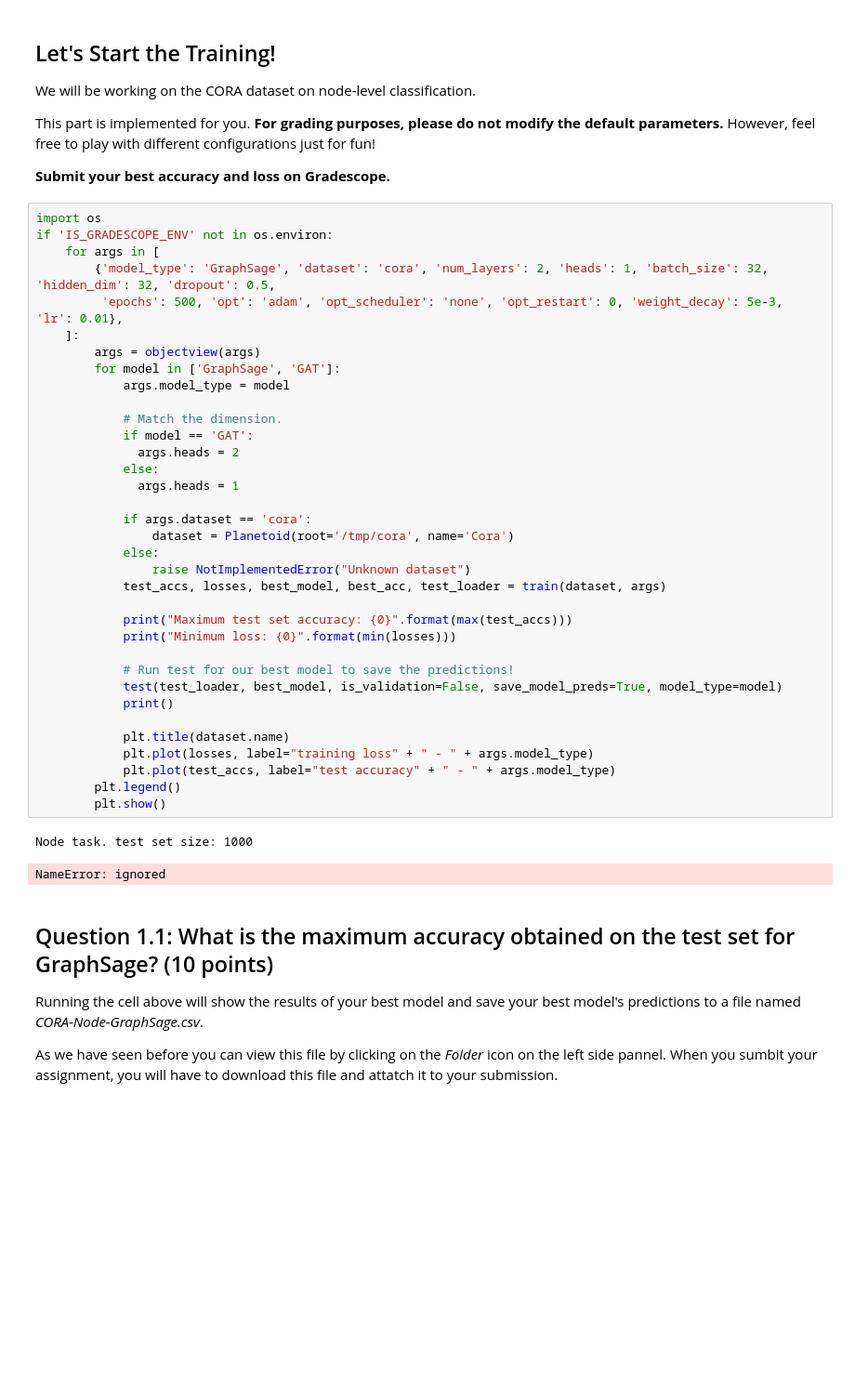
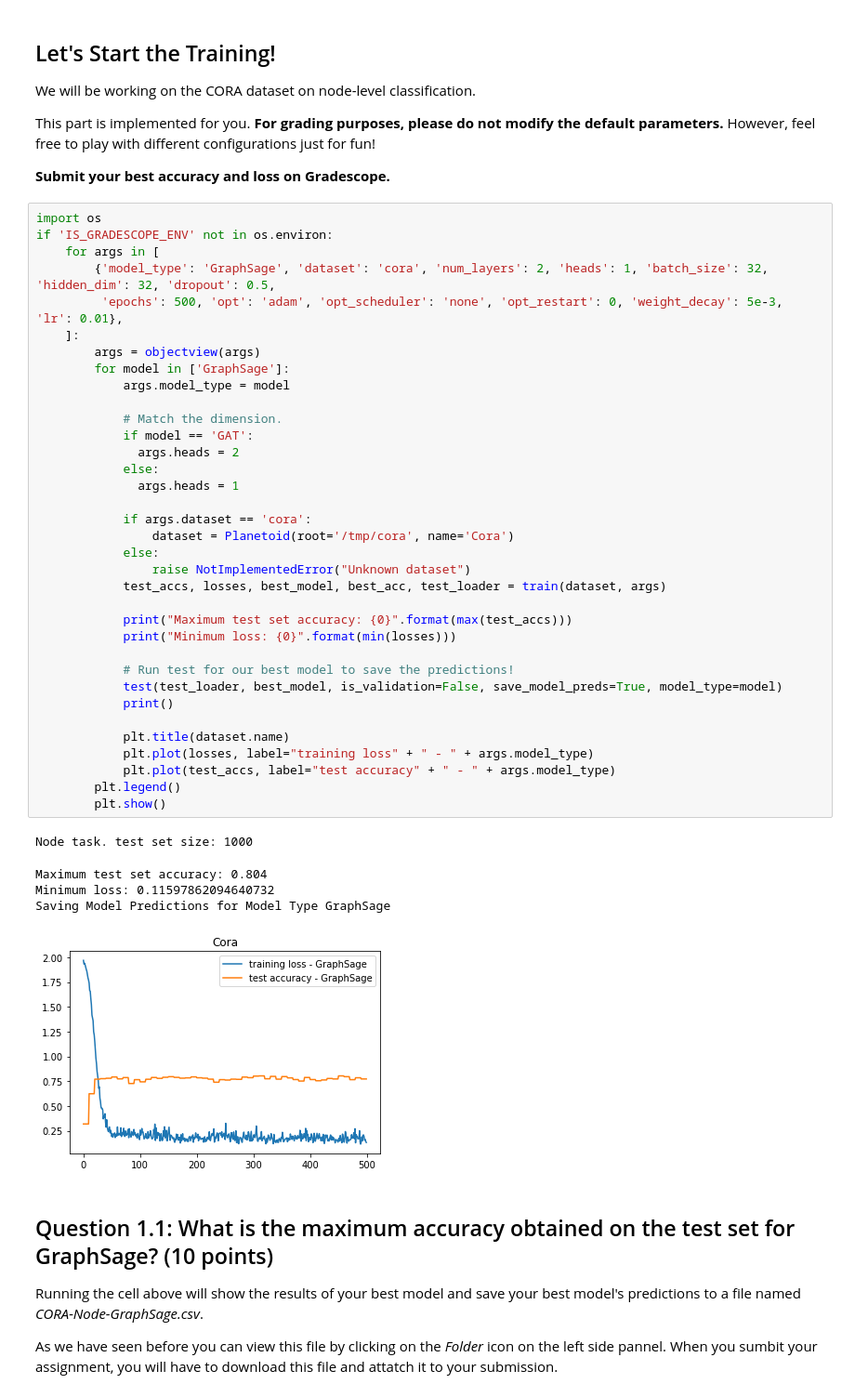
Before and after one commit to cheliu-computation/CS224W, a Jupyter notebook: CS224W_Colab3.ipynb, the cells around one changed output. Shown at 93% size. Cells and saved outputs as stored; diff of their text form; blank space fills up the shorter version.

```diff
--- a/CS224W_Colab3.ipynb
+++ b/CS224W_Colab3.ipynb
@@ -445,36 +445,39 @@ if 'IS_GRADESCOPE_ENV' not in os.environ:
          'epochs': 500, 'opt': 'adam', 'opt_scheduler': 'none', 'opt_restart': 0, 'weight_decay': 5e-3, 'lr': 0.01},
     ]:
         args = objectview(args)
-        for model in ['GraphSage', 'GAT']:
+        for model in ['GraphSage']:
             args.model_type = model
 
             # Match the dimension.
             if model == 'GAT':
               args.heads = 2
             else:
               args.heads = 1
 
             if args.dataset == 'cora':
                 dataset = Planetoid(root='/tmp/cora', name='Cora')
             else:
                 raise NotImplementedError("Unknown dataset")
             test_accs, losses, best_model, best_acc, test_loader = train(dataset, args)
 
             print("Maximum test set accuracy: {0}".format(max(test_accs)))
             print("Minimum loss: {0}".format(min(losses)))
 
             # Run test for our best model to save the predictions!
             test(test_loader, best_model, is_validation=False, save_model_preds=True, model_type=model)
             print()
 
             plt.title(dataset.name)
             plt.plot(losses, label="training loss" + " - " + args.model_type)
             plt.plot(test_accs, label="test accuracy" + " - " + args.model_type)
         plt.legend()
         plt.show()
 # %% [output]
 Node task. test set size: 1000
-NameError: ignored
+Maximum test set accuracy: 0.804
+Minimum loss: 0.11597862094640732
+Saving Model Predictions for Model Type GraphSage
+[figure, added]
 # %% [markdown]
 ## Question 1.1: What is the maximum accuracy obtained on the test set for GraphSage? (10 points)
 
```
